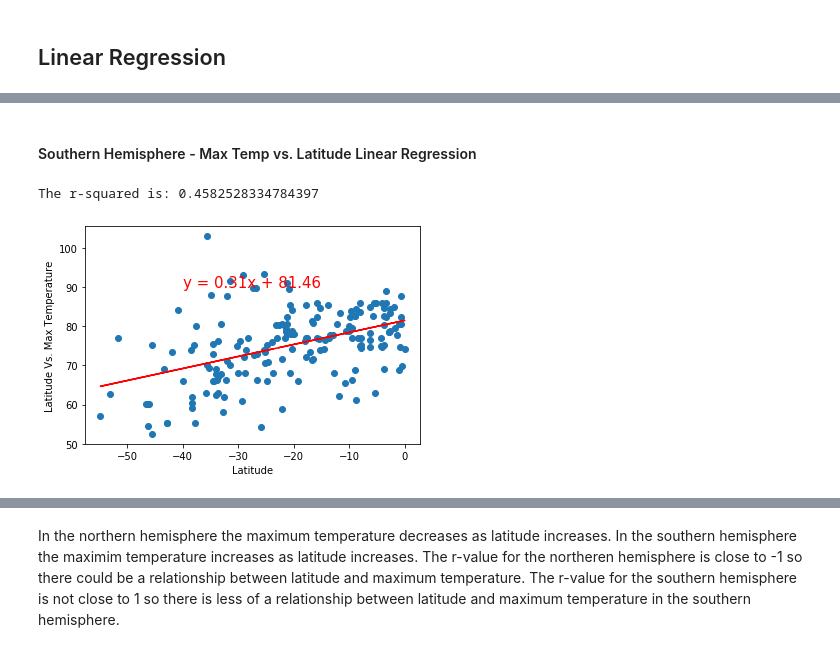
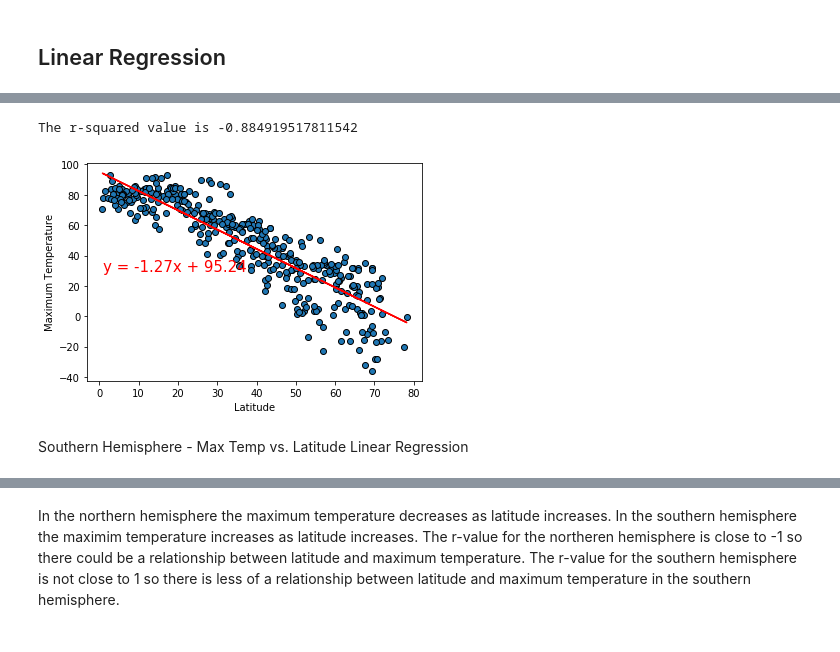
Before and after one commit to katkoenders/Python-APIs-Homework, a Jupyter notebook: WeatherPy.ipynb, the cells around one changed output, grey strips where cells are left out. Drawn from its saved outputs; the diff is of its cells as text; code cells hidden in the pictures.

```diff
--- a/WeatherPy.ipynb
+++ b/WeatherPy.ipynb
@@ -253,0 +234,9 @@ The r-squared is: -0.9046038046020748
+# %%
+x_values = northern["Latitude"]
+y_values = northern["Maximum Temperature"]
+#linear regression
+(slope, intercept, rvalue, pvalue, stderr) = stats.linregress(x_values,y_values)
+regression_values = x_values * slope + intercept
+print(regression_values)
+line_equation = "y = " + str(round(slope,2)) + "x + " + str(round(intercept,2))
+print(line_equation)
@@ -254,8 +257,16 @@ The r-squared is: -0.9046038046020748
+# %%
+plt.scatter(x_values,y_values,edgecolors="black")
+plt.plot(x_values,regression_values,"r-")
+
+plt.xlabel('Latitude')
+plt.ylabel('Maximum Temperature')
+plt.annotate(line_equation,(1,30),fontsize=15,color="red")
+
+print(f"The r-squared value is {rvalue}")
+
+plt.show()
+# %% [output]
+The r-squared value is -0.884919517811542
+[figure, added]
 # %% [markdown]
-####  Southern Hemisphere - Max Temp vs. Latitude Linear Regression
+Southern Hemisphere - Max Temp vs. Latitude Linear Regression
-# %%
-plot_linear_regression(latitude_south, temperature_south, "Latitude Vs. Max Temperature", (-40,90))
-#For the equation to show up the coordinates must be inside the box.
-# %% [output]
-The r-squared is: 0.4582528334784397
-[figure, removed]
```
Also changed, not shown: parts of 38 cells of this notebook, 2 other files.
